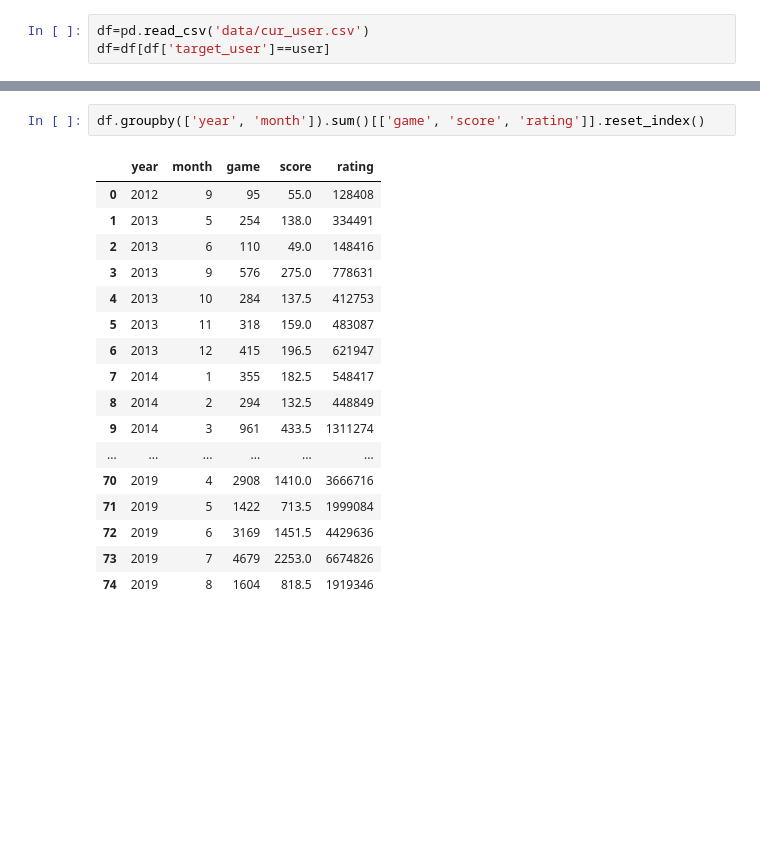
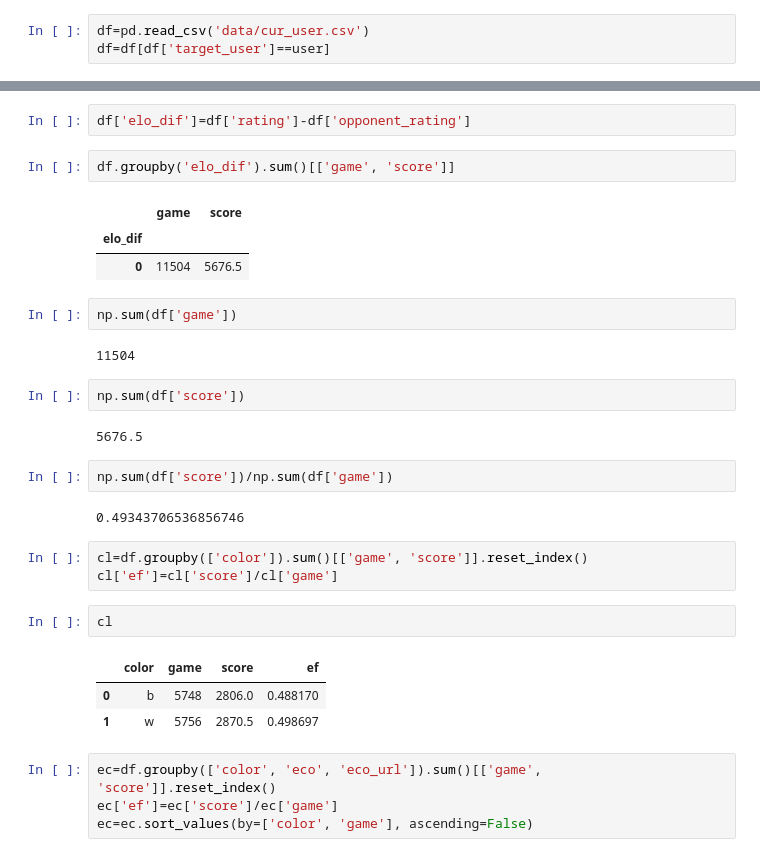
Before and after one commit to rosolimo212/chesscom, a Jupyter notebook: Current_user_forec.ipynb, the cells around one changed output, grey strips where cells are left out. Cells and saved outputs as stored; diff of their text form; blank space fills up the shorter version.

```diff
--- a/Current_user_forec.ipynb
+++ b/Current_user_forec.ipynb
@@ -44,20 +44,33 @@ df.sample(4)
+# %%
+df['elo_dif']=df['rating']-df['opponent_rating']
 # %%
-df.groupby(['year', 'month']).sum()[['game', 'score', 'rating']].reset_index()
+df.groupby('elo_dif').sum()[['game', 'score']]
 # %% [output]
-|  | year | month | game | score | rating |
-| 0 | 2012 | 9 | 95 | 55.0 | 128408 |
-| 1 | 2013 | 5 | 254 | 138.0 | 334491 |
-| 2 | 2013 | 6 | 110 | 49.0 | 148416 |
-| 3 | 2013 | 9 | 576 | 275.0 | 778631 |
-| 4 | 2013 | 10 | 284 | 137.5 | 412753 |
-| 5 | 2013 | 11 | 318 | 159.0 | 483087 |
-| 6 | 2013 | 12 | 415 | 196.5 | 621947 |
-| 7 | 2014 | 1 | 355 | 182.5 | 548417 |
-| 8 | 2014 | 2 | 294 | 132.5 | 448849 |
-| 9 | 2014 | 3 | 961 | 433.5 | 1311274 |
-| ... | ... | ... | ... | ... | ... |
-| 70 | 2019 | 4 | 2908 | 1410.0 | 3666716 |
-| 71 | 2019 | 5 | 1422 | 713.5 | 1999084 |
-| 72 | 2019 | 6 | 3169 | 1451.5 | 4429636 |
-| 73 | 2019 | 7 | 4679 | 2253.0 | 6674826 |
-| 74 | 2019 | 8 | 1604 | 818.5 | 1919346 |
+|  | game | score |
+| elo_dif |  |  |
+| 0 | 11504 | 5676.5 |
+# %%
+np.sum(df['game'])
+# %% [output]
+11504
+# %%
+np.sum(df['score'])
+# %% [output]
+5676.5
+# %%
+np.sum(df['score'])/np.sum(df['game'])
+# %% [output]
+0.49343706536856746
+# %%
+cl=df.groupby(['color']).sum()[['game', 'score']].reset_index()
+cl['ef']=cl['score']/cl['game']
+# %%
+cl
+# %% [output]
+|  | color | game | score | ef |
+| 0 | b | 5748 | 2806.0 | 0.488170 |
+| 1 | w | 5756 | 2870.5 | 0.498697 |
+# %%
+ec=df.groupby(['color', 'eco', 'eco_url']).sum()[['game', 'score']].reset_index()
+ec['ef']=ec['score']/ec['game']
+ec=ec.sort_values(by=['color', 'game'], ascending=False)
```
Also changed, not shown: parts of 8 cells of this notebook, 1 other file.
